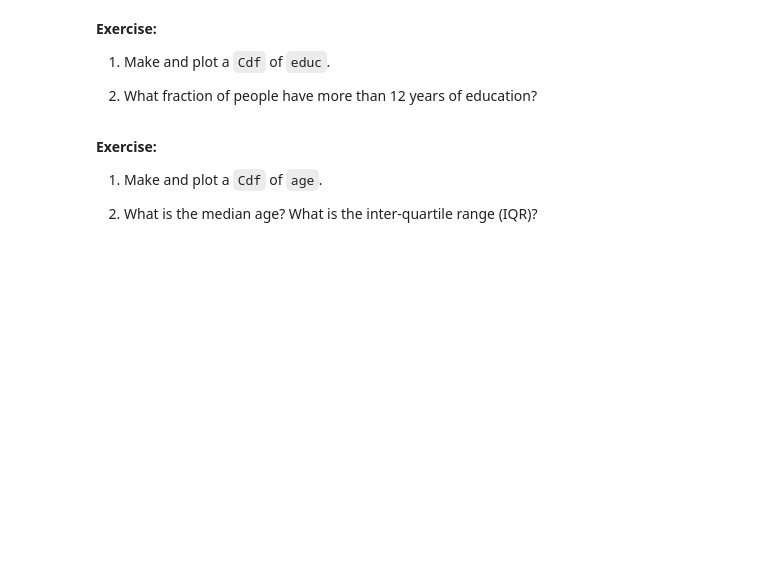
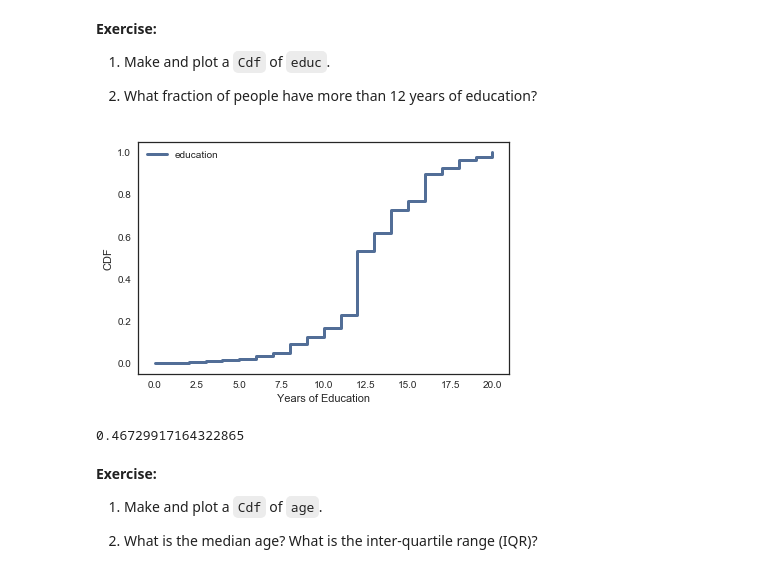
Before and after one commit to coverney/ThinkStats2, a Jupyter notebook: homeworks/homework01.ipynb, the cells around one changed output. Cells and saved outputs as stored; diff of their text form; code cells hidden in the pictures; blank space fills up the shorter version.

```diff
--- a/homeworks/homework01.ipynb
+++ b/homeworks/homework01.ipynb
@@ -423,3 +418,15 @@ pmf_educ.Prob(16)
+# %%
+cdf_educ = Cdf(gss.educ, label='education')
+thinkplot.Cdf(cdf_educ)
+decorate(xlabel='Years of Education', ylabel='CDF')
+# %% [output]
+[figure, added]
+# %%
+# Fraction of people with more than 12 years of education
+frac = 1 - cdf_educ.Prob(12)
+print(frac)
+# %% [output]
+0.46729917164322865
 # %% [markdown]
 **Exercise:**
 
```
Also changed, not shown: parts of 41 cells of this notebook.
